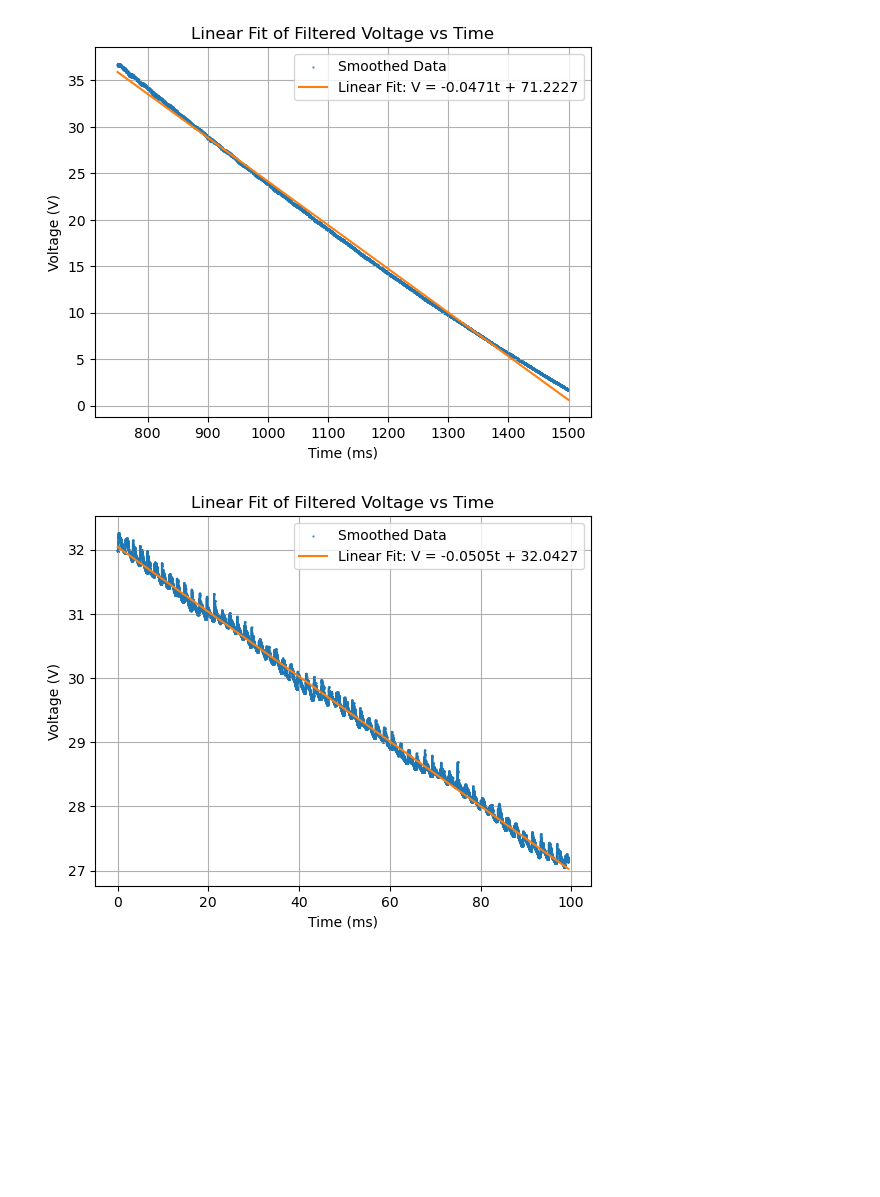
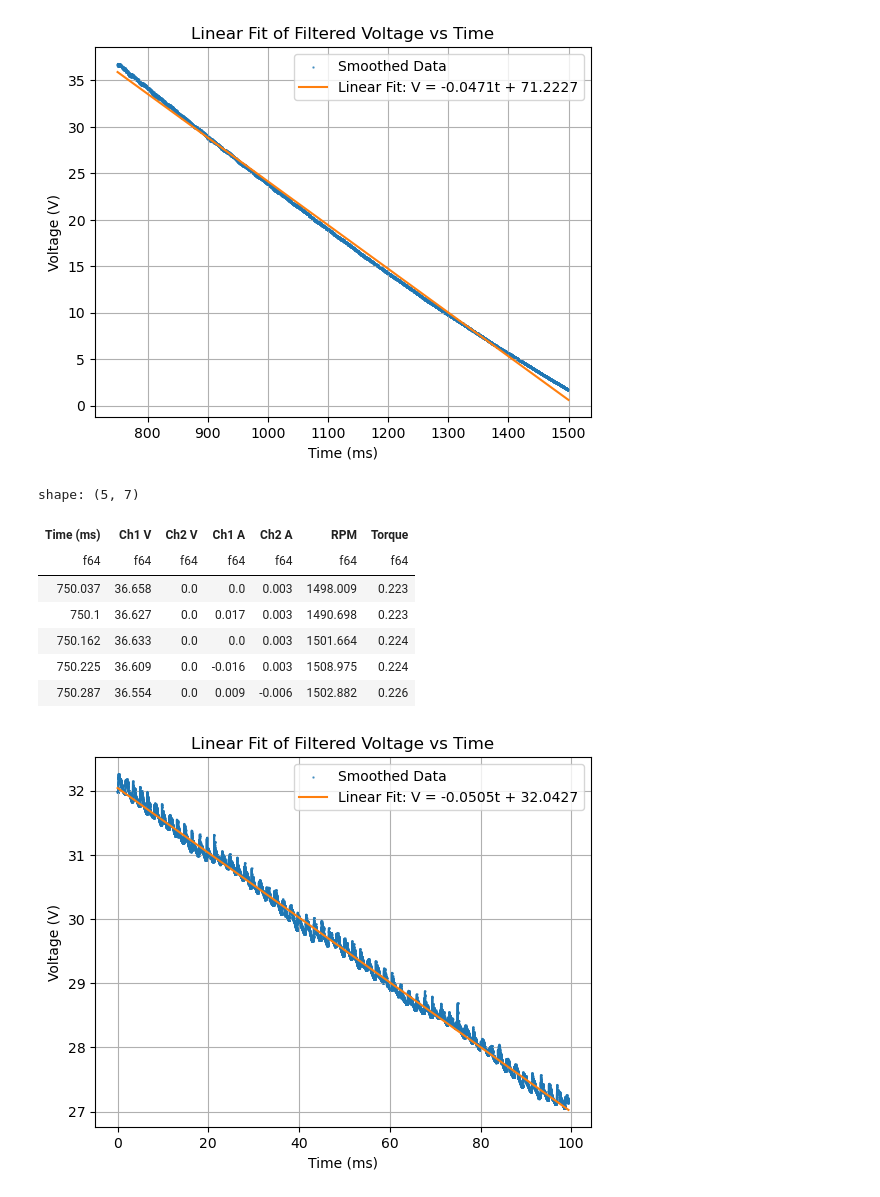
Before and after one commit to Undertaker-86/elec_343, a Jupyter notebook: l2/ryan_analysis.ipynb, the cells around one changed output. Cells and saved outputs as stored; diff of their text form; code cells hidden in the pictures; blank space fills up the shorter version.

```diff
--- a/l2/ryan_analysis.ipynb
+++ b/l2/ryan_analysis.ipynb
@@ -60,6 +60,22 @@ plt.grid()
 plt.show()
 # %% [output]
 [figure]
+# %%
+analyzed_portion = df[start_index:end_index]
+analyzed_portion.head()
+
+analyzed_portion.with_columns(
+
+)
+# %% [output]
+shape: (5, 7)
+| Time (ms) | Ch1 V | Ch2 V | Ch1 A | Ch2 A | RPM | Torque |
+| f64 | f64 | f64 | f64 | f64 | f64 | f64 |
+| 750.037 | 36.658 | 0.0 | 0.0 | 0.003 | 1498.009 | 0.223 |
+| 750.1 | 36.627 | 0.0 | 0.017 | 0.003 | 1490.698 | 0.223 |
+| 750.162 | 36.633 | 0.0 | 0.0 | 0.003 | 1501.664 | 0.224 |
+| 750.225 | 36.609 | 0.0 | -0.016 | 0.003 | 1508.975 | 0.224 |
+| 750.287 | 36.554 | 0.0 | 0.009 | -0.006 | 1502.882 | 0.226 |
 # %%
 usb_file = Path('recorded_data') / 'task1_gr'
 df = pl.read_csv(usb_file, separator ='\t')
```
